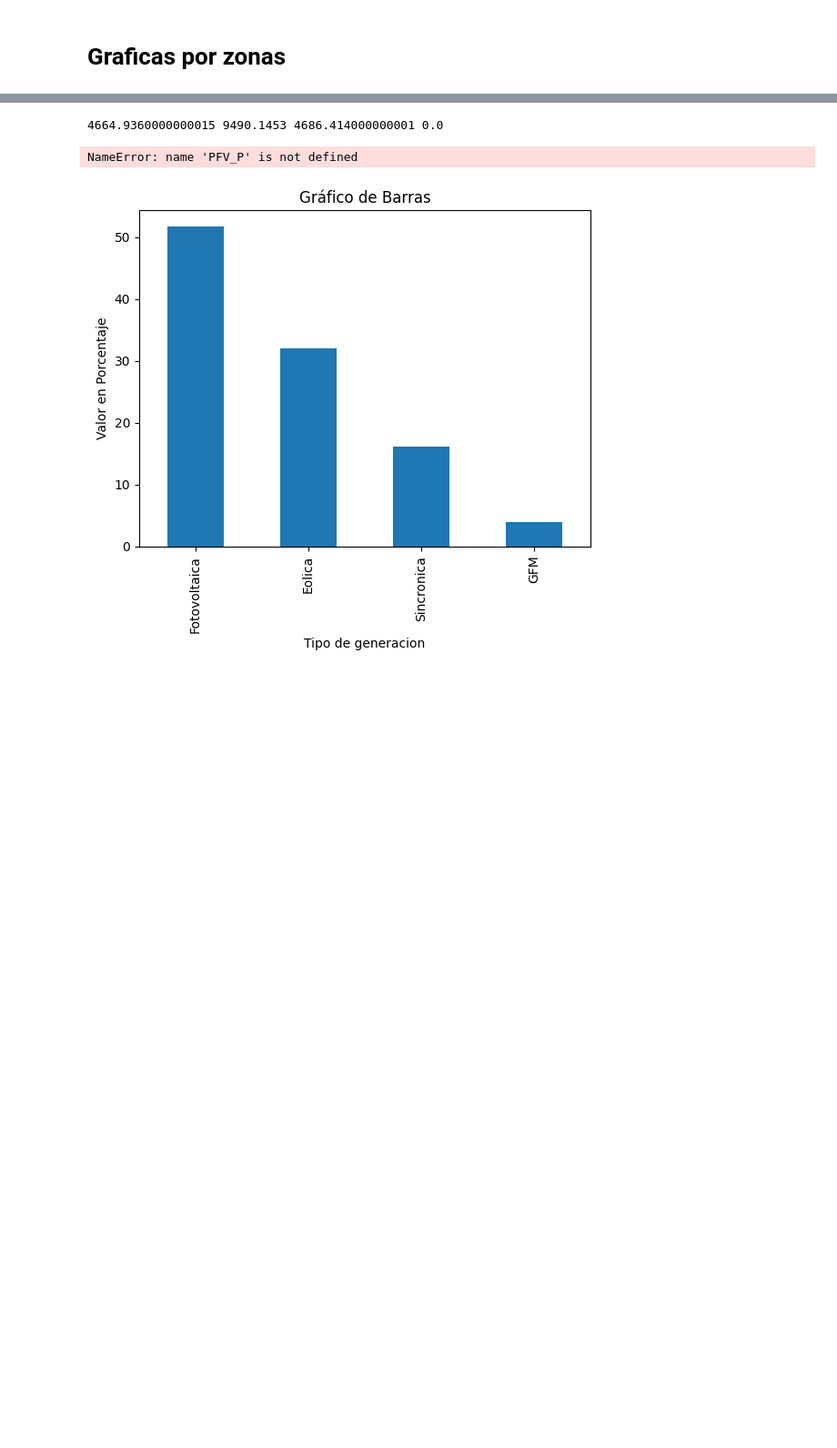
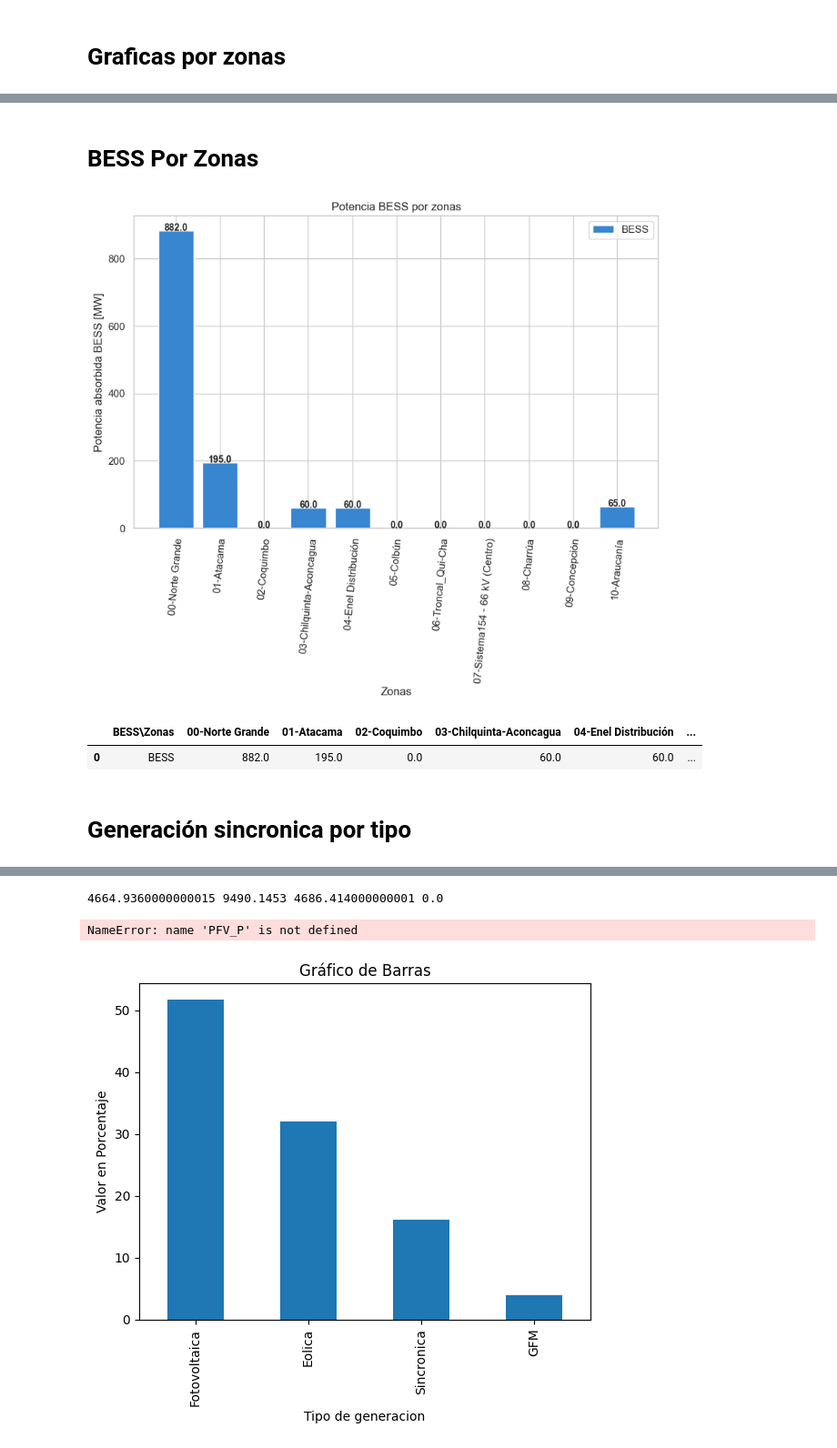
Before and after one commit to fabiMM94/Fabi_Casa_CEN, a Jupyter notebook: Data_Working copy.ipynb, the cells around one changed output, grey strips where cells are left out. Shown at 91% size. Saved outputs shown, nothing was run; the diff lists cells and outputs as text; code cells hidden in the pictures; blank space fills up the shorter version.

```diff
--- a/Data_Working copy.ipynb
+++ b/Data_Working copy.ipynb
@@ -115,0 +264,60 @@ Passing `palette` without assigning `hue` is deprecated and will be removed in v
+# %% [markdown]
+# BESS Por Zonas
+# %%
+# defino zonas
+zonas = [   '00-Norte Grande' ,'01-Atacama','02-Coquimbo','03-Chilquinta-Aconcagua'	, '04-Enel Distribución',
+        '05-Colbún'	,'06-Troncal_Qui-Cha', '07-Sistema154 - 66 kV (Centro)','08-Charrúa','09-Concepción', '10-Araucanía']
+BESS_zonas =abs(np.array(Potencia_zonas(Data_BESS,zonas)))
+
+# Datos de ejemplo
+categories = zonas
+values1 = BESS_zonas
+
+
+# Configurar la posición de las barras
+x = np.arange(len(categories))
+
+# Crear el gráfico de barras apiladas
+fig, ax = plt.subplots(figsize=(10, 6))
+colors = sns.color_palette("icefire", n_colors=4)
+
+bar1 = ax.bar(x, values1, label='BESS', color=colors[0])
+
+
+# Calcular el total de cada barra y agregar las etiquetas en la parte superior
+totals = np.array(values1)
+for i in range(len(x)):
+    ax.text(x[i], totals[i] + 0.5, str(totals[i]), ha='center', fontsize=10, fontweight='bold')
+
+# Configurar etiquetas y leyenda
+ax.set_xlabel('Zonas')
+ax.set_ylabel('Potencia absorbida BESS [MW]')
+ax.set_title('Potencia BESS por zonas')
+ax.set_xticks(x)
+ax.set_xticklabels(categories)
+plt.xticks(rotation=85)
+ax.legend()
+
+plt.show()
+# %% [output]
+[figure, added]
+# %%
+#-------------------- defino tabla
+
+
+df = pd.DataFrame(columns=zonas)
+#-------------------- defino tabla
+
+#agrego filas
+df.loc[0]= BESS_zonas
+
+df.insert(0 ,"BESS\Zonas",["BESS"] )
+#---- cambio el nombre para exportar
+
+Tabla_BESS = df
+Tabla_BESS
+# %% [output]
+|  | BESS\Zonas | 00-Norte Grande | 01-Atacama | 02-Coquimbo | 03-Chilquinta-Aconcagua | 04-Enel Distribución | ... |
+| 0 | BESS | 882.0 | 195.0 | 0.0 | 60.0 | 60.0 | ... |
+# %% [markdown]
+# Generación sincronica por tipo
```
Also changed, not shown: parts of 23 cells of this notebook, 35 other files.
